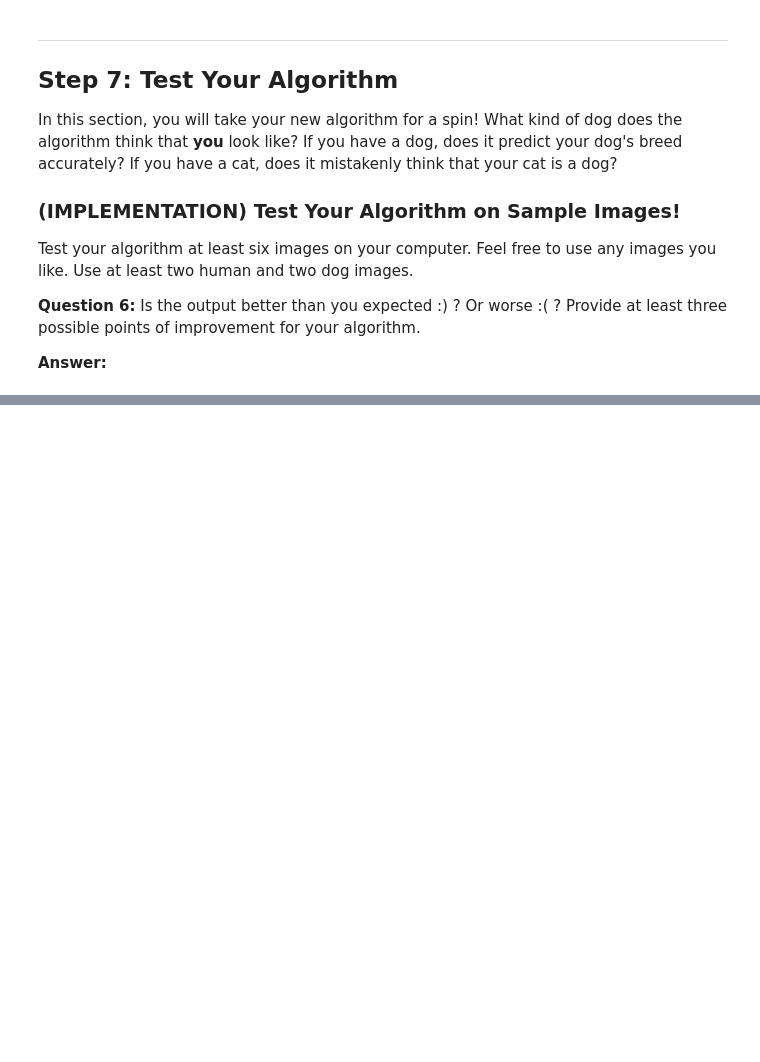
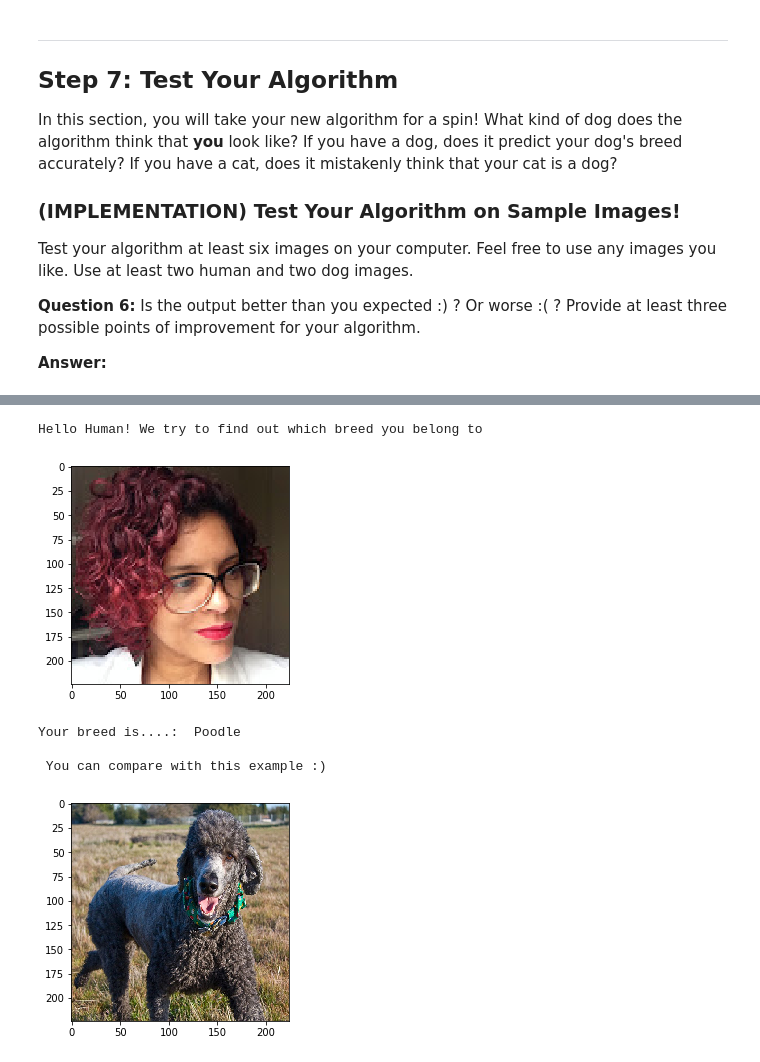
Before and after one commit to gutomcosta/dog-project, a Jupyter notebook: dog_app.ipynb, the cells around one changed output, grey strips where cells are left out. Cells and saved outputs as stored; diff of their text form; code cells hidden in the pictures; blank space fills up the shorter version.

```diff
--- a/dog_app.ipynb
+++ b/dog_app.ipynb
@@ -851,0 +1015,9 @@ NameError: global name 'show_results_for_other' is not defined
+# %%
+predicts_dog_breed_by_image('images/joyce.jpg')
+# %% [output]
+Hello Human! We try to find out which breed you belong to
+[figure, added]
+Your breed is....:  Poodle
+
+ You can compare with this example :)
+[figure, added]
```
Also changed, not shown: parts of 26 cells of this notebook.
